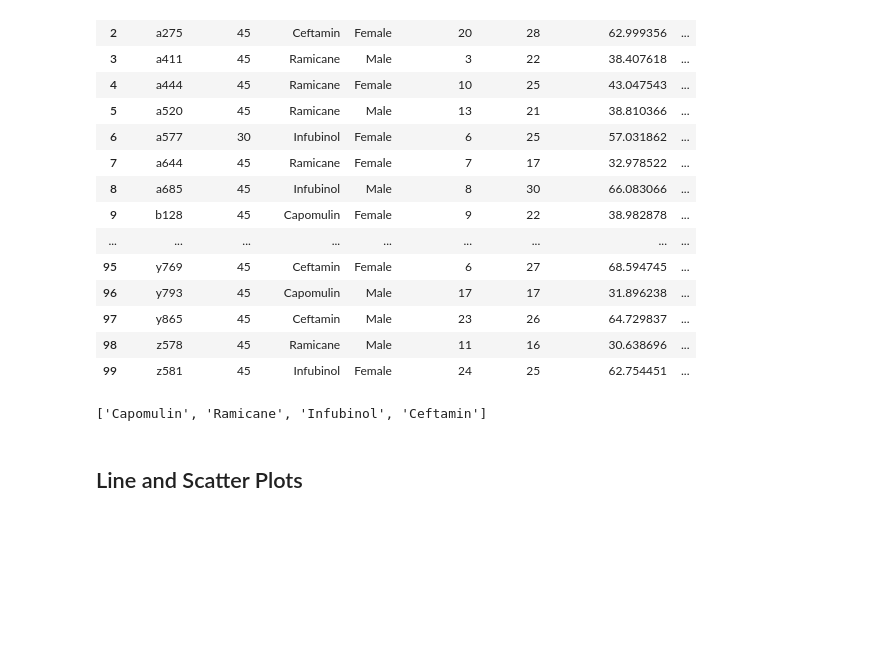
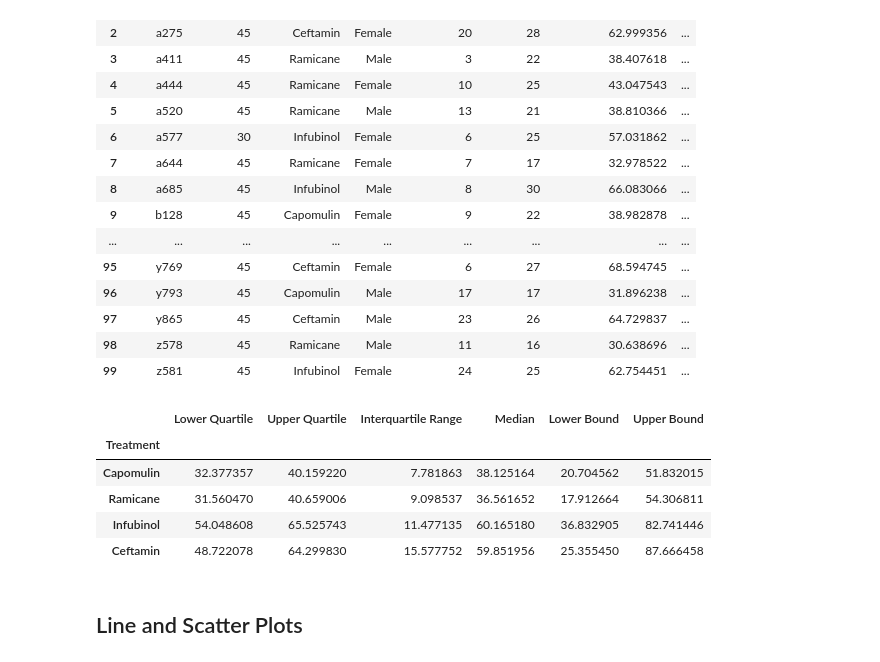
Before and after one commit to andyob715/Matplotlib-challenge, a Jupyter notebook: 05-Matplotlib/Instructions/Pymaceuticals/pymaceuticals_starter.ipynb, the cells around one changed output. Cells and saved outputs as stored; diff of their text form; code cells hidden in the pictures; blank space fills up the shorter version.

Commit message:
I think I did the quartile part, I have no idea

```diff
--- a/05-Matplotlib/Instructions/Pymaceuticals/pymaceuticals_starter.ipynb
+++ b/05-Matplotlib/Instructions/Pymaceuticals/pymaceuticals_starter.ipynb
@@ -227,25 +227,54 @@ merge_df
 | 97 | y865 | 45 | Ceftamin | Male | 23 | 26 | 64.729837 | ... |
 | 98 | z578 | 45 | Ramicane | Male | 11 | 16 | 30.638696 | ... |
 | 99 | z581 | 45 | Infubinol | Female | 24 | 25 | 62.754451 | ... |
-# %%
-# Put treatments into a list for for loop (and later for plot labels)
-treatments = ["Capomulin", "Ramicane", "Infubinol","Ceftamin"]
-
-# Create empty list to fill with tumor vol data (for plotting)
-
-
-# Calculate the IQR and quantitatively determine if there are any potential outliers.
-
-
-    # Locate the rows which contain mice on each drug and get the tumor volumes
-
-
-    # add subset
-
-
-    # Determine outliers using upper and lower bounds
-# %% [output]
-['Capomulin', 'Ramicane', 'Infubinol', 'Ceftamin']
+# %%
+# Put treatments into a list for for loop (and later for plot labels)
+treatments = ["Capomulin", "Ramicane", "Infubinol","Ceftamin"]
+
+# Create empty list to fill with tumor vol data (for plotting)
+lower_quartile = []
+upper_quartile = []
+int_quart_range = []
+median_tum = []
+poss_low_out = []
+poss_high_out = []
+
+#do for loop, this seems inefficient, but idk, it's a shot in the dark here
+for treatment in treatments:
+    merge_df_t1 = merge_df[merge_df["Drug Regimen"]==f"{treatment}"]
+    merge_df_t1_f = merge_df_t1["Tumor Volume (mm3)"]
+    quartiles = merge_df_t1_f.quantile([.25,.5,.75])
+    lowerq = quartiles[0.25]
+    lower_quartile.append(lowerq)
+    upperq = quartiles[0.75]
+    upper_quartile.append(upperq)
+    iqr = upperq-lowerq
+    int_quart_range.append(iqr)
+    median_tum.append(quartiles[.5])
+    lower_bound = lowerq - (1.5*iqr)
+    poss_low_out.append(lower_bound)
+    upper_bound = upperq + (1.5*iqr)
+    poss_high_out.append(upper_bound)
+
+# Create summary table with all the lists I created above
+summary_tumor_stats_df = {"Treatment":treatments,
+                          "Lower Quartile":lower_quartile,
+                          "Upper Quartile":upper_quartile,
+                          "Interquartile Range":int_quart_range,
+                          "Median":median_tum,
+                          "Lower Bound":poss_low_out,
+                          "Upper Bound":poss_high_out,
+}
+#convert to DataFrame
+final_tumor_stats_df = pd.DataFrame(summary_tumor_stats_df)
+final_tumor_stats_df.set_index("Treatment")
+# %% [output]
+|  | Lower Quartile | Upper Quartile | Interquartile Range | Median | Lower Bound | Upper Bound |
+| Treatment |  |  |  |  |  |  |
+| Capomulin | 32.377357 | 40.159220 | 7.781863 | 38.125164 | 20.704562 | 51.832015 |
+| Ramicane | 31.560470 | 40.659006 | 9.098537 | 36.561652 | 17.912664 | 54.306811 |
+| Infubinol | 54.048608 | 65.525743 | 11.477135 | 60.165180 | 36.832905 | 82.741446 |
+| Ceftamin | 48.722078 | 64.299830 | 15.577752 | 59.851956 | 25.355450 | 87.666458 |
 # %%
 # Generate a box plot of the final tumor volume of each mouse across four regimens of interest
 # %% [markdown]
```
